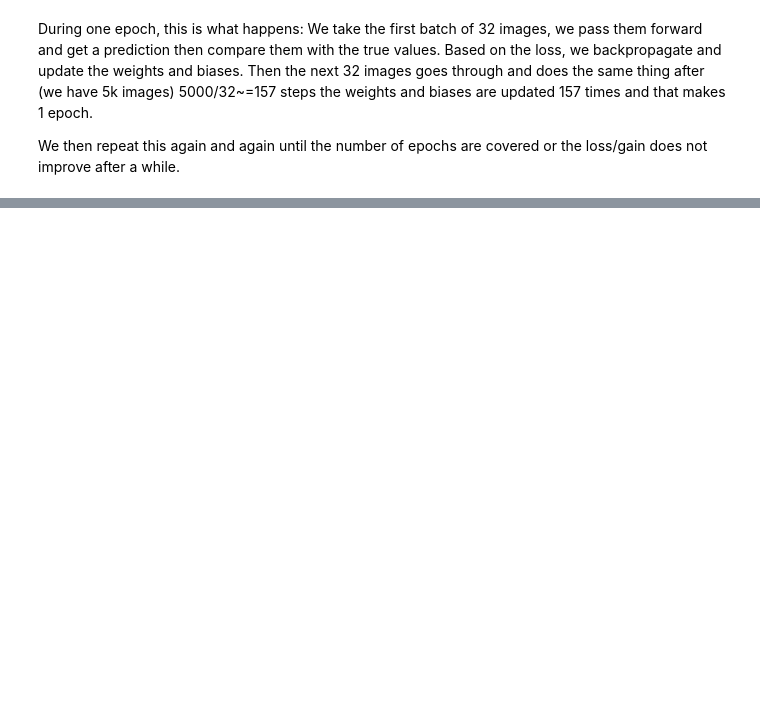
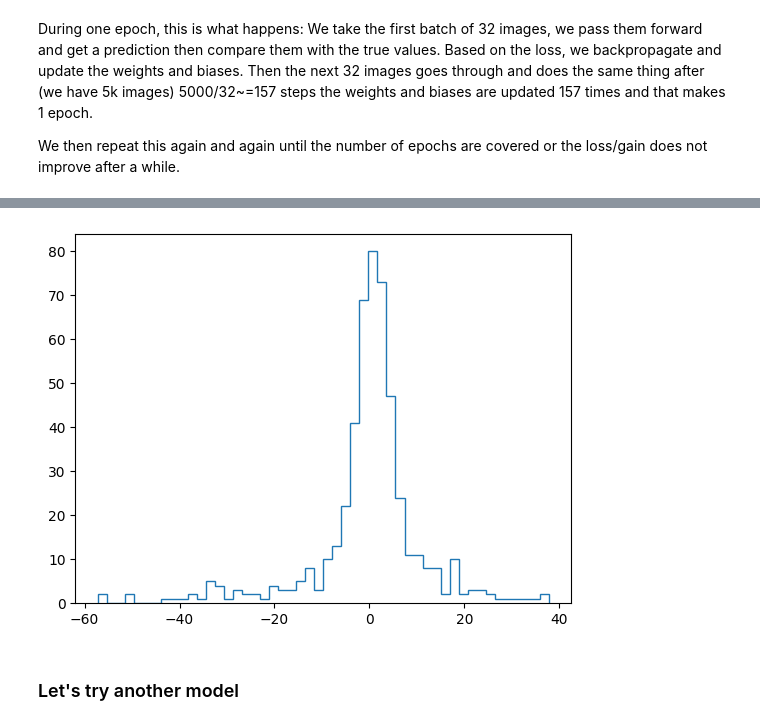
Before and after one commit to KaraMelih/HypotAI, a Jupyter notebook: notebooks/Convolutional_NeuralNetworks.ipynb, the cells around one changed output, grey strips where cells are left out. Saved outputs shown, nothing was run; the diff lists cells and outputs as text; code cells hidden in the pictures; blank space fills up the shorter version.

```diff
--- a/notebooks/Convolutional_NeuralNetworks.ipynb
+++ b/notebooks/Convolutional_NeuralNetworks.ipynb
@@ -188,0 +171,21 @@ plt.show()
+# %%
+### Let's make some more images to test the model
+Xtest = []
+ytest = []
+np.random.seed(43)
+
+df = generate_triangle_data(n_samples=500, angle_mode="random")
+for i in range(500):
+    a, b, angle = df.iloc[i][["a", "b", "angle_deg"]]
+    img = triangle_image_array(a, b, angle)
+    # label
+    c = df.iloc[i]["c"]
+
+    Xtest.append(img)
+    ytest.append(c)
+
+Xtest = np.array(Xtest)[..., np.newaxis]  # Shape (5000, 64, 64, 1)
+ytest = np.array(ytest)
+# %%
+print(Xtest[:5].shape)
+y1_predict = test_model1.predict(Xtest)
@@ -188,0 +195,6 @@ plt.show()
+# %%
+plt.hist(y1_predict.flatten()-ytest, bins=50, histtype='step', label="Residuals");
+# %% [output]
+[figure, added]
+# %% [markdown]
+### Let's try another model
```
Also changed, not shown: parts of 13 cells of this notebook, 1 other file.
